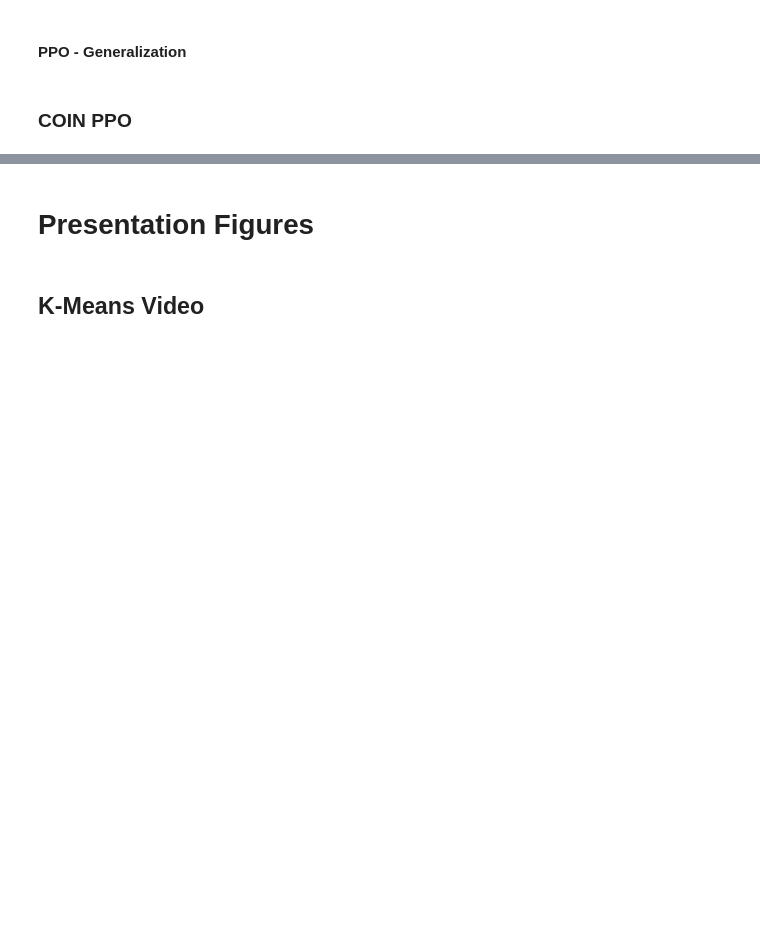
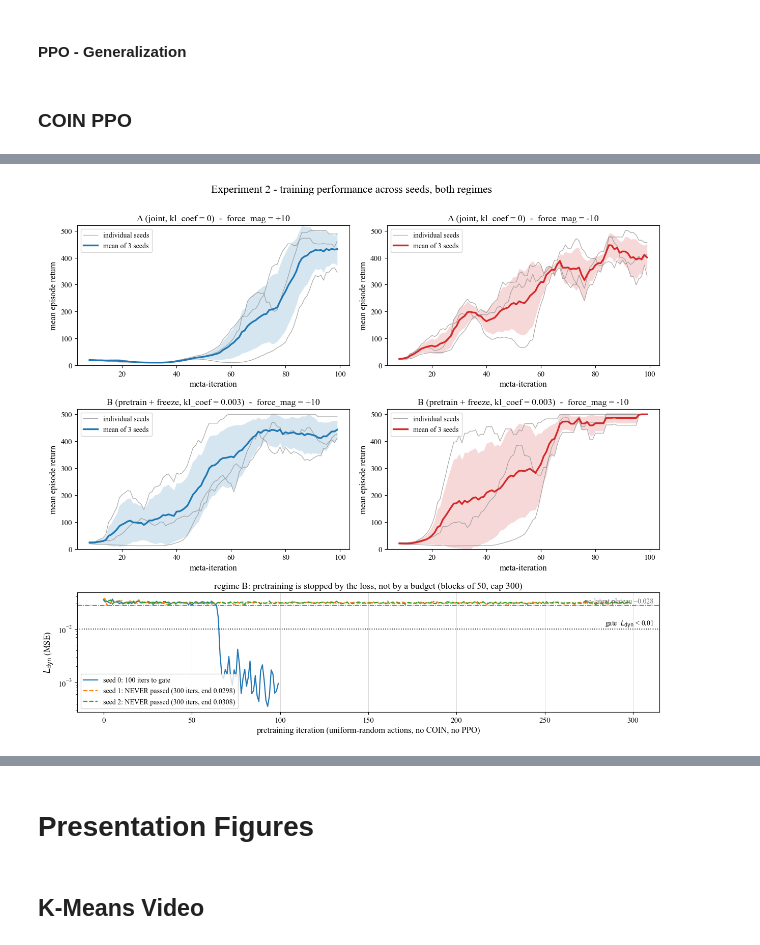
Before and after one commit to RichieRich2569/COINRL, a Jupyter notebook: basics.ipynb, the cells around one changed output, grey strips where cells are left out. Cells and saved outputs as stored; diff of their text form; code cells hidden in the pictures; blank space fills up the shorter version.

```diff
--- a/basics.ipynb
+++ b/basics.ipynb
@@ -1262,0 +1827,65 @@ ppo.evaluate(env, n_episodes=3, context_probs_fn=lambda i: data_dict[23]) # Set
+# %%
+# --- Experiment 2: return per task, per regime, across seeds -------------------
+# Thin lines are the individual seeds (smoothed over 9 meta-iterations); the bold line is
+# the mean across seeds with a +-1 sd band.  A seed that never separates shows up here as a
+# thin line that stays low on one of the two forces.
+K_SM = 9
+_mosaic = [["A0", "A1"], ["B0", "B1"], ["pre", "pre"]]
+fig, axd = plt.subplot_mosaic(_mosaic, figsize=(12.5, 11),
+                              gridspec_kw={"height_ratios": [1, 1, 0.85]})
+
+for row, (tags, label) in enumerate([(EXP2_A, "A (joint, kl_coef = 0)"),
+                                     (EXP2_B, "B (pretrain + freeze, kl_coef = 0.003)")]):
+    for sgm in range(S):
+        ax = axd[f"{'AB'[row]}{sgm}"]
+        curves = []
+        for j, tag in enumerate(tags):
+            c = smooth(results[tag]["hist"]["ret"][:, sgm], K_SM)
+            curves.append(c)
+            ax.plot(np.arange(c.size) + K_SM - 1, c, lw=0.9, alpha=0.75, color="0.55",
+                    label="individual seeds" if j == 0 else None)
+        curves = np.asarray(curves)
+        x = np.arange(curves.shape[1]) + K_SM - 1
+        mu, sd = curves.mean(axis=0), curves.std(axis=0)
+        ax.fill_between(x, mu - sd, mu + sd, color=COLOURS[TASKS[sgm]], alpha=0.18, lw=0)
+        ax.plot(x, mu, lw=2.4, color=COLOURS[TASKS[sgm]],
+                label=f"mean of {len(tags)} seeds")
+        ax.set_ylim(0, 520)
+        ax.set_xlabel("meta-iteration")
+        ax.set_ylabel("mean episode return")
+        ax.set_title(f"{label}  -  {task_label(sgm)}")
+        ax.legend(loc="upper left")
+
+# --- the pretraining gate, per seed --------------------------------------------
+for tag in EXP2_B:
+    h, s = results[tag]["hist"], results[tag]["summary"]
+    d = h["pretrain_dyn"]
+    passed = s["pretrain_gate_iter"] > 0
+    axd["pre"].plot(np.arange(d.size), d, lw=1.6,
+                    label=(f"seed {s['seed']}: {s['pretrain_gate_iter']} iters to gate"
+                           if passed else
+                           f"seed {s['seed']}: NEVER passed ({d.size} iters, "
+                           f"end {d[-1]:.4f})"),
+                    ls="-" if passed else "--")
+    for b in h["pretrain_blocks"]:
+        axd["pre"].axvline(b, color="0.85", lw=0.6, zorder=0)
+axd["pre"].axhline(PRE_GATE, color="k", lw=1.2, ls=":")
+axd["pre"].text(0.99, PRE_GATE, f"gate  $L_{{\\mathrm{{dyn}}}}$ < {PRE_GATE}",
+                transform=axd["pre"].get_yaxis_transform(), ha="right", va="bottom",
+                fontsize=10)
+axd["pre"].axhline(0.028, color="0.4", lw=1.0, ls="-.")
+axd["pre"].text(0.99, 0.028, "no-latent plateau ~0.028",
+                transform=axd["pre"].get_yaxis_transform(), ha="right", va="bottom",
+                fontsize=10, color="0.4")
+axd["pre"].set_yscale("log")
+axd["pre"].set_xlabel("pretraining iteration (uniform-random actions, no COIN, no PPO)")
+axd["pre"].set_ylabel(r"$L_{\mathrm{dyn}}$ (MSE)")
+axd["pre"].set_title("regime B: pretraining is stopped by the loss, not by a budget "
+                     "(blocks of 50, cap 300)")
+axd["pre"].legend(loc="lower left")
+
+fig.suptitle("Experiment 2 - training performance across seeds, both regimes", y=1.0)
+fig.tight_layout()
+plt.show()
+# %% [output]
+[figure, added]
```
Also changed, not shown: parts of 12 cells of this notebook, 4 other files.
